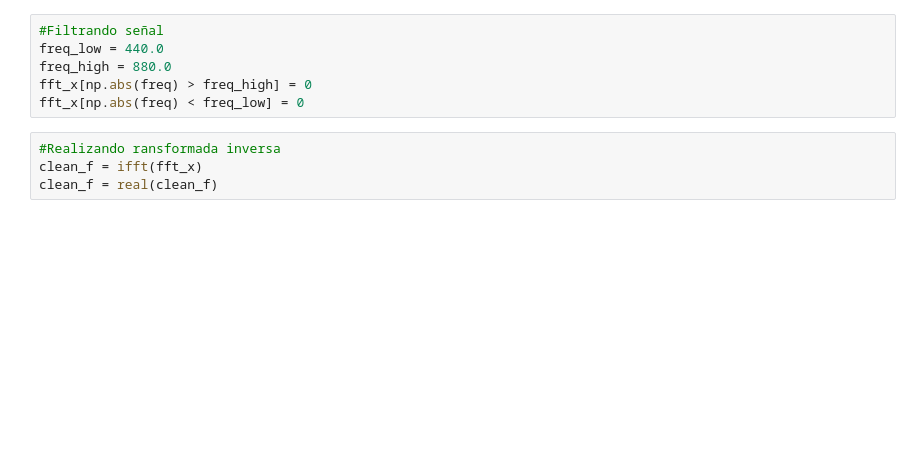
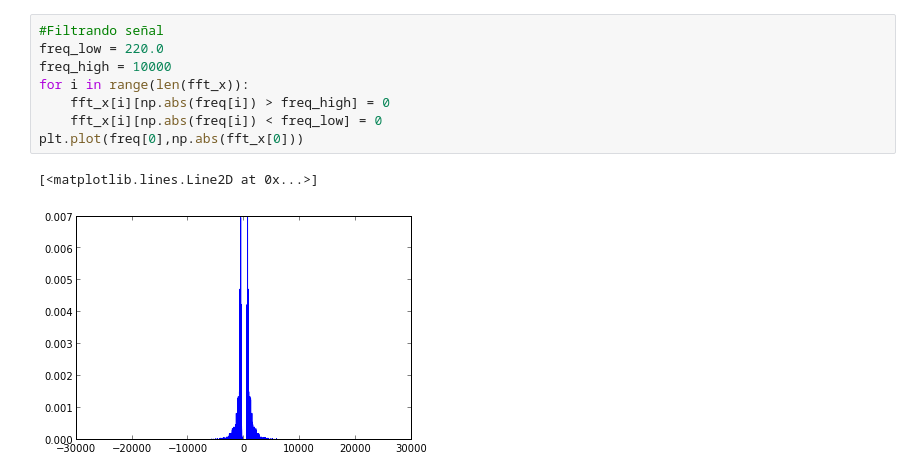
Before and after one commit to juangl77/tarea5, a Jupyter notebook: filtro_pasabandas.ipynb, the cells around one changed output. Cells and saved outputs as stored; diff of their text form; blank space fills up the shorter version.

```diff
--- a/filtro_pasabandas.ipynb
+++ b/filtro_pasabandas.ipynb
@@ -29,10 +52,11 @@ plot(freq)
 # %%
 #Filtrando señal
-freq_low = 440.0
-freq_high = 880.0
-fft_x[np.abs(freq) > freq_high] = 0
-fft_x[np.abs(freq) < freq_low] = 0
+freq_low = 220.0
+freq_high = 10000
+for i in range(len(fft_x)):
+    fft_x[i][np.abs(freq[i]) > freq_high] = 0
+    fft_x[i][np.abs(freq[i]) < freq_low] = 0
+plt.plot(freq[0],np.abs(fft_x[0]))
+# %% [output]
+[<matplotlib.lines.Line2D at 0x...>]
+[figure, added]
-# %%
-#Realizando ransformada inversa
-clean_f = ifft(fft_x)
-clean_f = real(clean_f)
```
Also changed, not shown: parts of 7 cells of this notebook.
